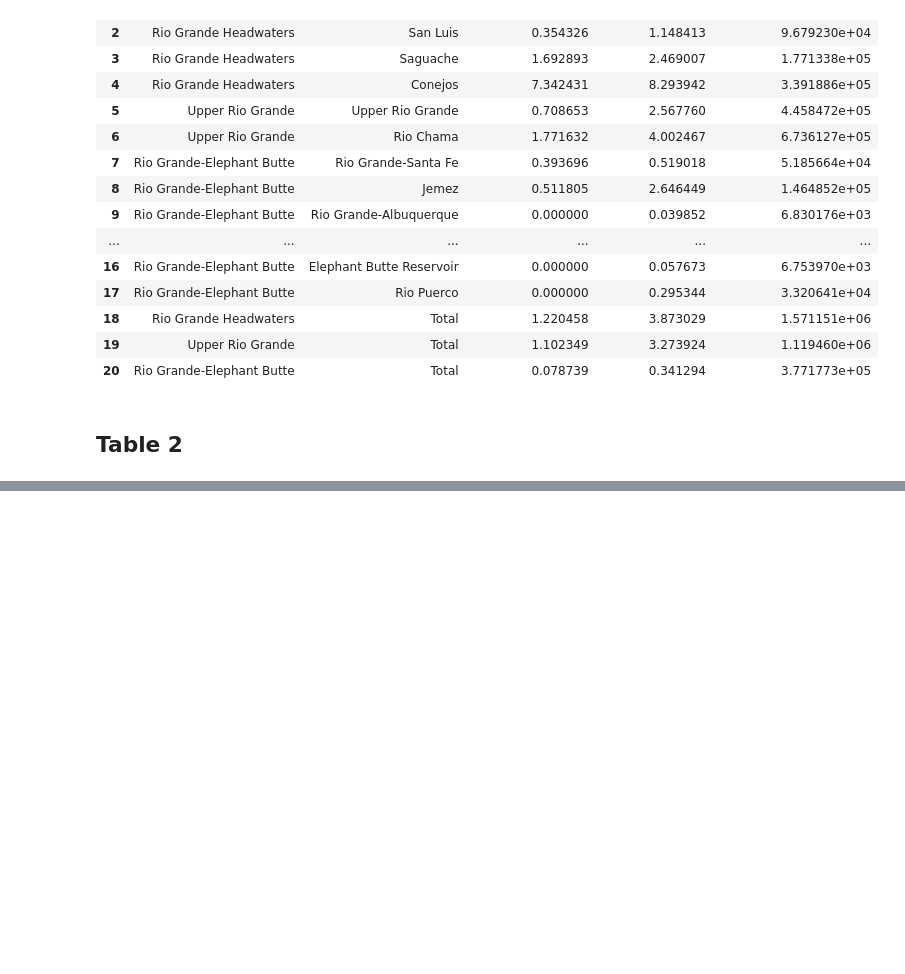
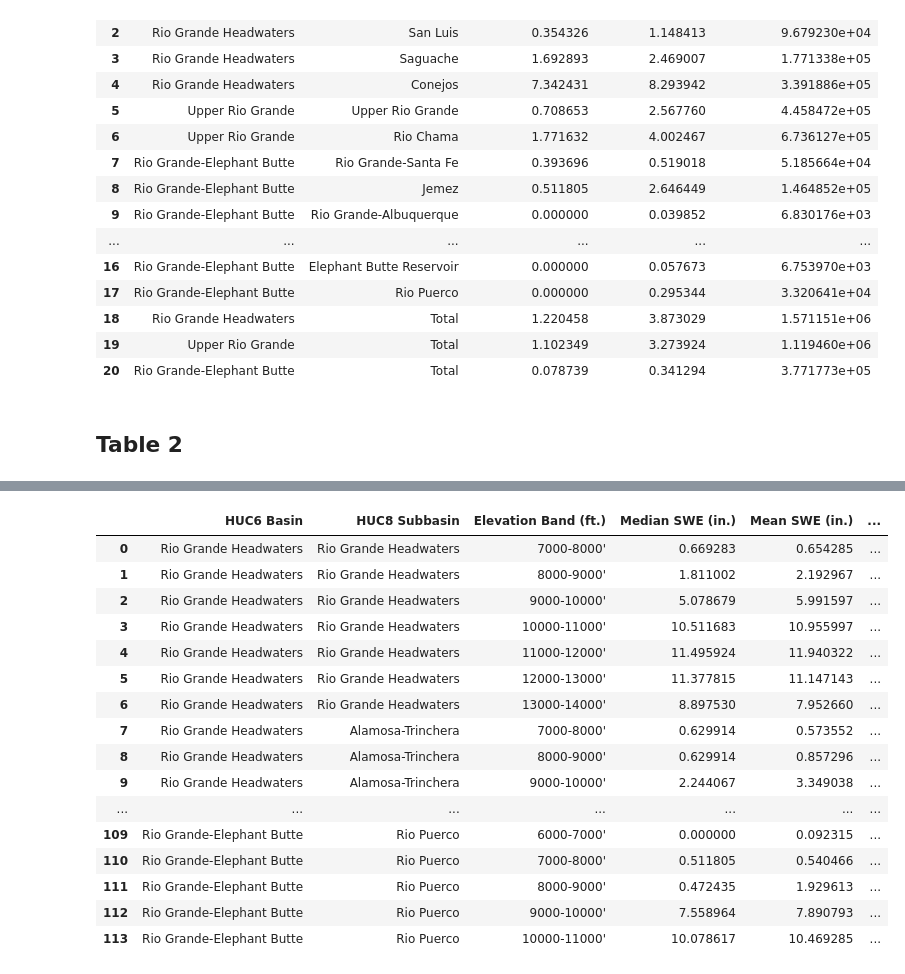
Before and after one commit to max-gersh/SWE-Evaluation-Tool, a Jupyter notebook: logan/swe_tables_snodas.ipynb, the cells around one changed output, grey strips where cells are left out. Cells and saved outputs as stored; diff of their text form; code cells hidden in the pictures; blank space fills up the shorter version.

```diff
--- a/logan/swe_tables_snodas.ipynb
+++ b/logan/swe_tables_snodas.ipynb
@@ -273,0 +301,65 @@ table2
+# %%
+## get pixel area in feet
+pixel_size_x, pixel_size_y = swe_basin.rio.resolution()
+pixel_area = abs((pixel_size_x*3.28084) * (pixel_size_y*3.28084))
+
+
+cols_swe_elev = ['HUC6 Basin', 'HUC8 Subbasin', 'Elevation Band (ft.)',
+                 'Median SWE (in.)', 'Mean SWE (in.)',
+                 'Estimated Volume (af)'] #output column names
+swe_elev_df = [] #empty list for polygon stats
+
+for idx, basin in huc8.iterrows():
+    swe_basin = swe_ds.rio.clip([basin.geometry])
+    '''
+    f, ax = plt.subplots()
+    swe_basin.elevation.plot(cmap="terrain",
+                            ax=ax)
+    plt.show()
+    '''
+
+    ## get min and max elevation for basin
+    elev_min = np.floor(float(np.nanmin(swe_basin.elevation)) / 1000) * 1000
+    elev_max = np.ceil(float(np.nanmax(swe_basin.elevation)) / 1000) * 1000
+    elev_bands = np.arange(elev_min, elev_max, 1000)
+
+    ## loop through elevation bands and calculate statistics
+    for i in range(len(elev_bands)):
+        elev_mask = (swe_basin['elevation'] >= elev_bands[i]) * (swe_basin['elevation'] < elev_bands[i] + 1000)
+        swe_sum_inches = float(swe_basin['swe'].where(elev_mask).sum()) # sum swe at mask
+        swe_vol_cuft = (swe_sum_inches / 12) * pixel_area # volume in cubic feet
+        swe_vol_af = swe_vol_cuft / 43560 # volume in acre feet
+
+        ## swe median and mean at mask
+        swe_median = float(swe_basin['swe'].where(elev_mask).median())
+        swe_mean = float(swe_basin['swe'].where(elev_mask).mean())
+
+        band = str(int(elev_bands[i])) + '-' + str(int(elev_bands[i] + 1000)) + "\'"
+
+        ## append values to list
+        swe_elev_df.append([basin['HUC6 Basin'], basin['Name'], band,
+                    swe_median, swe_mean, swe_vol_af,])
+
+## convert list to dataframe
+pd.set_option("display.max_rows", None, "display.max_columns", None) # no limit on max rows or columns for printing
+
+swe_elev_table = pd.DataFrame(swe_elev_df, columns=cols_swe_elev)
+swe_elev_table
+# %% [output]
+|  | HUC6 Basin | HUC8 Subbasin | Elevation Band (ft.) | Median SWE (in.) | Mean SWE (in.) | ... |
+| 0 | Rio Grande Headwaters | Rio Grande Headwaters | 7000-8000' | 0.669283 | 0.654285 | ... |
+| 1 | Rio Grande Headwaters | Rio Grande Headwaters | 8000-9000' | 1.811002 | 2.192967 | ... |
+| 2 | Rio Grande Headwaters | Rio Grande Headwaters | 9000-10000' | 5.078679 | 5.991597 | ... |
+| 3 | Rio Grande Headwaters | Rio Grande Headwaters | 10000-11000' | 10.511683 | 10.955997 | ... |
+| 4 | Rio Grande Headwaters | Rio Grande Headwaters | 11000-12000' | 11.495924 | 11.940322 | ... |
+| 5 | Rio Grande Headwaters | Rio Grande Headwaters | 12000-13000' | 11.377815 | 11.147143 | ... |
+| 6 | Rio Grande Headwaters | Rio Grande Headwaters | 13000-14000' | 8.897530 | 7.952660 | ... |
+| 7 | Rio Grande Headwaters | Alamosa-Trinchera | 7000-8000' | 0.629914 | 0.573552 | ... |
+| 8 | Rio Grande Headwaters | Alamosa-Trinchera | 8000-9000' | 0.629914 | 0.857296 | ... |
+| 9 | Rio Grande Headwaters | Alamosa-Trinchera | 9000-10000' | 2.244067 | 3.349038 | ... |
+| ... | ... | ... | ... | ... | ... | ... |
+| 109 | Rio Grande-Elephant Butte | Rio Puerco | 6000-7000' | 0.000000 | 0.092315 | ... |
+| 110 | Rio Grande-Elephant Butte | Rio Puerco | 7000-8000' | 0.511805 | 0.540466 | ... |
+| 111 | Rio Grande-Elephant Butte | Rio Puerco | 8000-9000' | 0.472435 | 1.929613 | ... |
+| 112 | Rio Grande-Elephant Butte | Rio Puerco | 9000-10000' | 7.558964 | 7.890793 | ... |
+| 113 | Rio Grande-Elephant Butte | Rio Puerco | 10000-11000' | 10.078617 | 10.469285 | ... |
```
Also changed, not shown: parts of 6 cells of this notebook.
